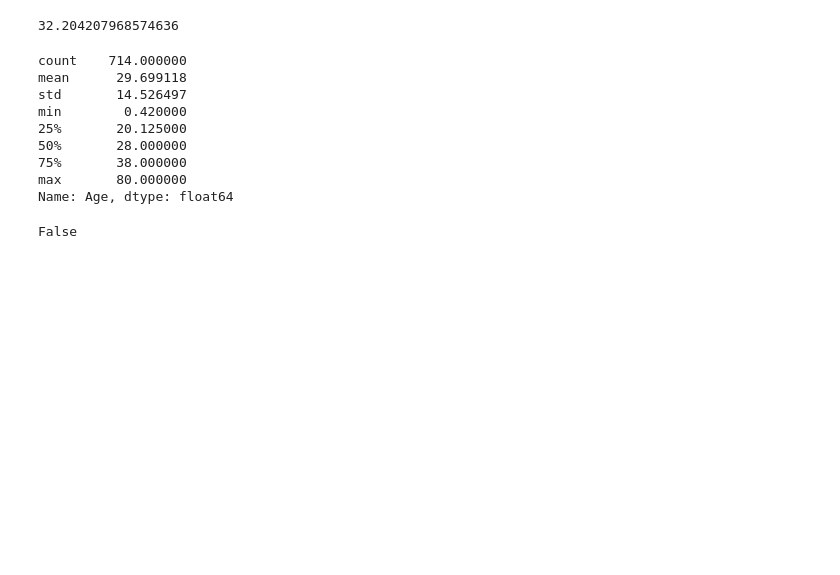
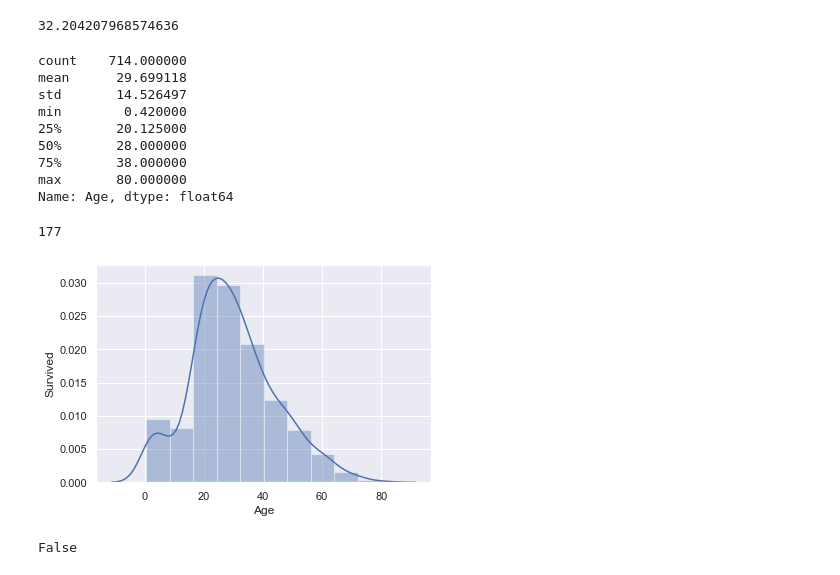
Before and after one commit to PriyaShrinithi/Titanic, a Jupyter notebook: Titanic.ipynb, the cells around one changed output. Cells and saved outputs as stored; diff of their text form; code cells hidden in the pictures; blank space fills up the shorter version.

```diff
--- a/Titanic.ipynb
+++ b/Titanic.ipynb
@@ -161,6 +162,17 @@ min        0.420000
 75%       38.000000
 max       80.000000
 Name: Age, dtype: float64
+# %%
+train['Age'].isnull().sum()
+# %% [output]
+177
+# %%
+sns.distplot(train['Age'], bins=10)
+plt.xlabel('Age')
+plt.ylabel('Survived')
+plt.show()
+# %% [output]
+[figure, added]
 # %%
 train['Age'].fillna(train['Age'].mean(), inplace=True)
 train['Age'].isnull().any()
```
Also changed, not shown: parts of 102 cells of this notebook.
